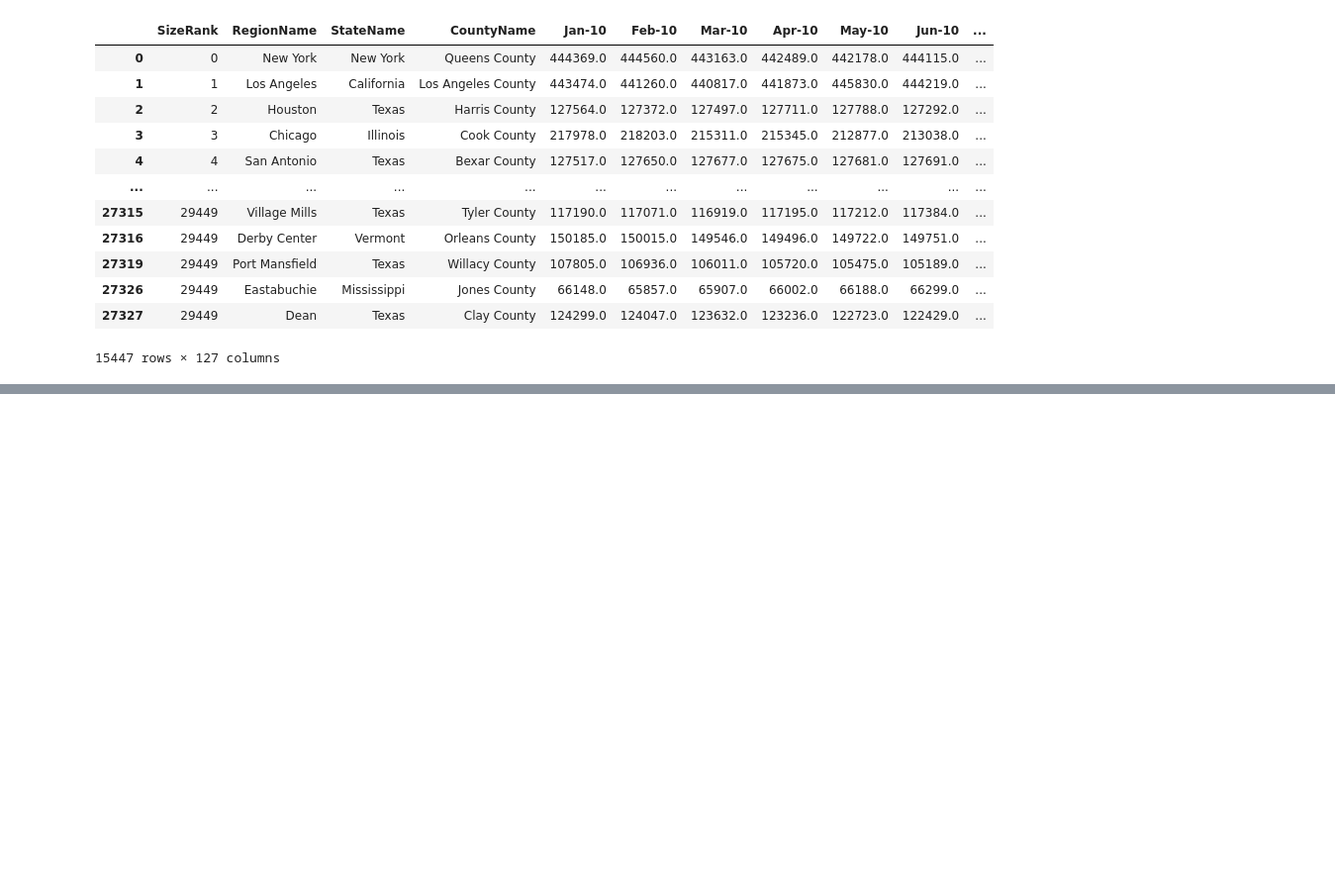
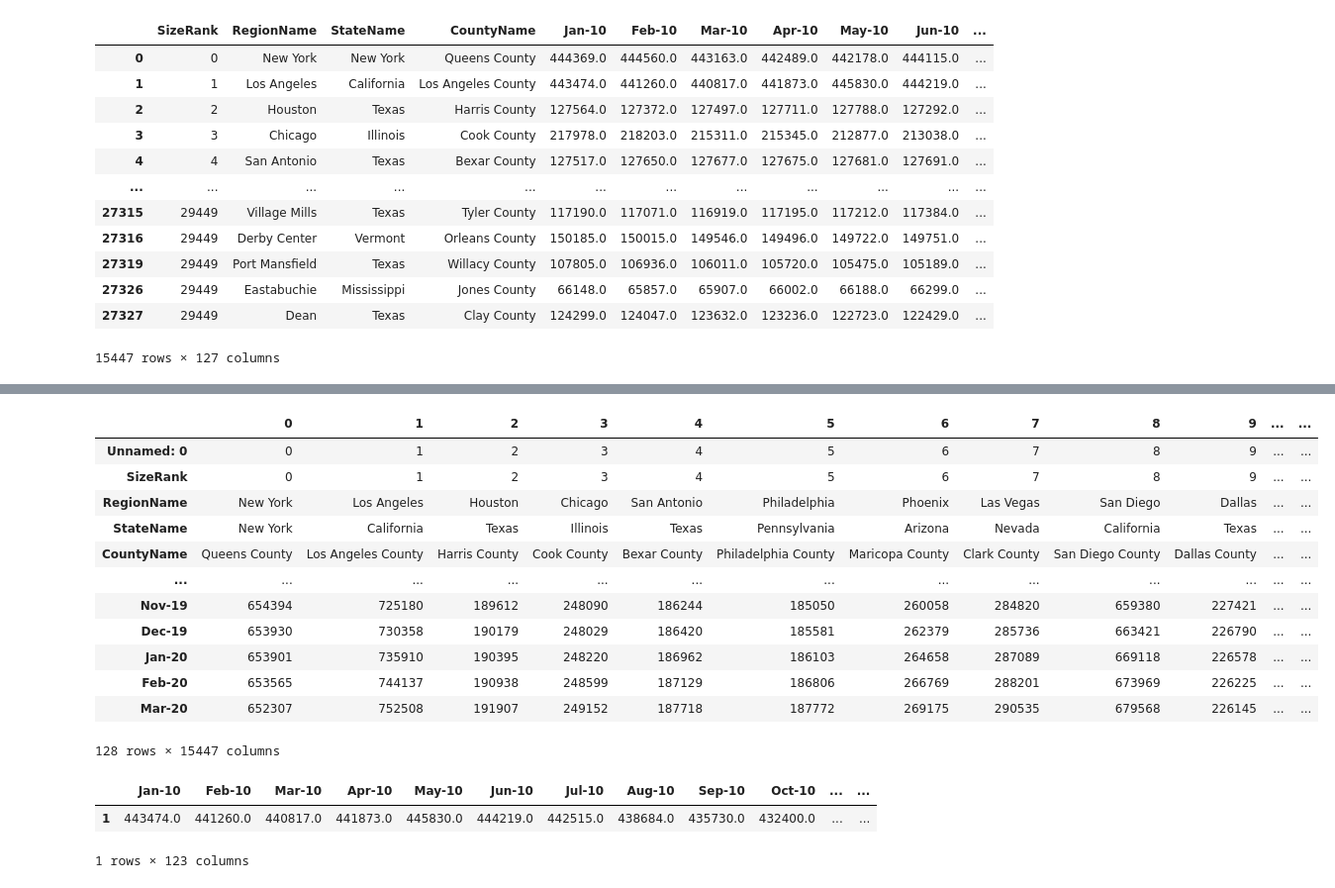
Before and after one commit to tharren12/Group_8_Final_Project, a Jupyter notebook: Notebook/City_Zhvi_AllHomes.ipynb, the cells around one changed output, grey strips where cells are left out. Shown at 99% size. Cells and saved outputs as stored; diff of their text form; code cells hidden in the pictures; blank space fills up the shorter version.

```diff
--- a/Notebook/City_Zhvi_AllHomes.ipynb
+++ b/Notebook/City_Zhvi_AllHomes.ipynb
@@ -160,0 +234,23 @@ All_Homes_cleansed_df
+# %%
+All_df.swapaxes("index", "columns")
+# %% [output]
+|  | 0 | 1 | 2 | 3 | 4 | 5 | 6 | 7 | 8 | 9 | ... | ... |
+| Unnamed: 0 | 0 | 1 | 2 | 3 | 4 | 5 | 6 | 7 | 8 | 9 | ... | ... |
+| SizeRank | 0 | 1 | 2 | 3 | 4 | 5 | 6 | 7 | 8 | 9 | ... | ... |
+| RegionName | New York | Los Angeles | Houston | Chicago | San Antonio | Philadelphia | Phoenix | Las Vegas | San Diego | Dallas | ... | ... |
+| StateName | New York | California | Texas | Illinois | Texas | Pennsylvania | Arizona | Nevada | California | Texas | ... | ... |
+| CountyName | Queens County | Los Angeles County | Harris County | Cook County | Bexar County | Philadelphia County | Maricopa County | Clark County | San Diego County | Dallas County | ... | ... |
+| ... | ... | ... | ... | ... | ... | ... | ... | ... | ... | ... | ... | ... |
+| Nov-19 | 654394 | 725180 | 189612 | 248090 | 186244 | 185050 | 260058 | 284820 | 659380 | 227421 | ... | ... |
+| Dec-19 | 653930 | 730358 | 190179 | 248029 | 186420 | 185581 | 262379 | 285736 | 663421 | 226790 | ... | ... |
+| Jan-20 | 653901 | 735910 | 190395 | 248220 | 186962 | 186103 | 264658 | 287089 | 669118 | 226578 | ... | ... |
+| Feb-20 | 653565 | 744137 | 190938 | 248599 | 187129 | 186806 | 266769 | 288201 | 673969 | 226225 | ... | ... |
+| Mar-20 | 652307 | 752508 | 191907 | 249152 | 187718 | 187772 | 269175 | 290535 | 679568 | 226145 | ... | ... |
+128 rows × 15447 columns
+# %%
+New_York_df = All_df.iloc[1:2 , 5:]
+New_York_df
+# %% [output]
+|  | Jan-10 | Feb-10 | Mar-10 | Apr-10 | May-10 | Jun-10 | Jul-10 | Aug-10 | Sep-10 | Oct-10 | ... | ... |
+| 1 | 443474.0 | 441260.0 | 440817.0 | 441873.0 | 445830.0 | 444219.0 | 442515.0 | 438684.0 | 435730.0 | 432400.0 | ... | ... |
+1 rows × 123 columns
```
Also changed, not shown: parts of 21 cells of this notebook, 7 other files.
